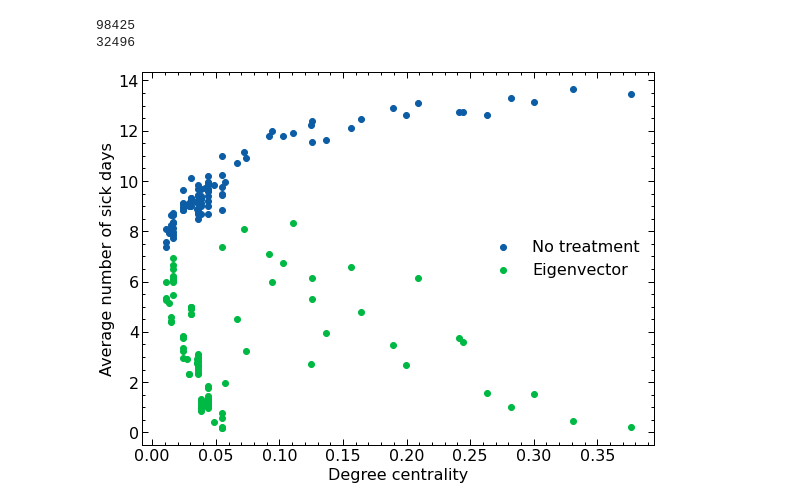
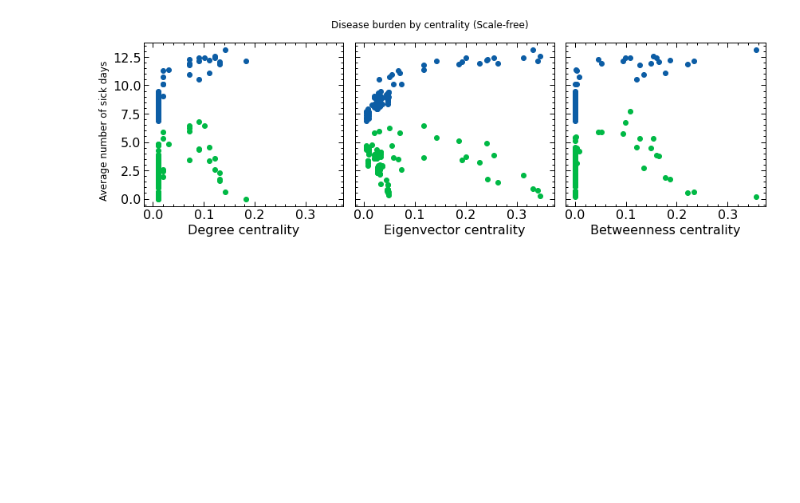
Before and after one commit to EvanLavender13/cst680-project, a Jupyter notebook: exp_scalefree.ipynb, the cells around one changed output. Saved outputs shown, nothing was run; the diff lists cells and outputs as text; code cells hidden in the pictures; blank space fills up the shorter version.

Commit message:
scalefree

```diff
--- a/exp_scalefree.ipynb
+++ b/exp_scalefree.ipynb
@@ -53,9 +52,0 @@ Params(transition_matrix=array([[0.  , 0.  , 0.  ],
-# %%
-EXP.num_steps = 2
-EXP.agent_constructor = ida.CentralityAgent
-EXP.scenario_builder()
-results = EXP.run()["metric_results"]
-states = np.array(results["states"])
-sick_days = np.array(results["sick-days"])
-
-EXP.env.render(color_map, pos=positions)
@@ -104,31 +90,32 @@ eig_metrics = run_simulations(N, EXP)
-# %%
-print(null_metrics["total_sickdays"])
-print(eig_metrics["total_sickdays"])
-# %% [output]
-98425
-32496
-# %%
-metrics = [null_metrics, eig_metrics]
-labels = ["No treatment", "Eigenvector"]
-
-G = ide.GRAPHS["scale"]
-deg_cent = nx.centrality.degree_centrality(G).values()
-eig_cent = nx.centrality.eigenvector_centrality(G).values()
-btw_cent = nx.centrality.betweenness_centrality(G).values()
-
-plt.figure()
-plt.xlabel("Degree centrality")
-plt.ylabel("Average number of sick days")
-# plt.ylim(bottom=0, top=15)
-# plt.xlim(left=0.0, right=0.5)
-for metric, label in zip(metrics, labels):
-    num_sickdays = metric["num_sickdays"] / N
-    # plt.scatter(deg_cent, num_sickdays, label="Degree centrality")
-    plt.scatter(eig_cent, num_sickdays, label=label)
-    # plt.scatter(btw_cent, num_sickdays, label="Betweenness centrality")
-plt.legend()
-plt.tight_layout()
-plt.show()
-# plt.savefig("out/chain-probinfect.png")
-# %% [output]
-[figure, removed]
+# %%
+EXP.agent_constructor = ida.CentralityAgent
+ida.CENTRALITY_FUNCION = nx.centrality.degree_centrality
+deg_metrics = run_simulations(N, EXP)
+
+ida.CENTRALITY_FUNCION = nx.centrality.eigenvector_centrality
+eig_metrics = run_simulations(N, EXP)
+
+ida.CENTRALITY_FUNCION = nx.centrality.betweenness_centrality
+btw_metrics = run_simulations(N, EXP)
+# %%
+G = ide.GRAPHS["scale"]
+deg_cent = nx.centrality.degree_centrality(G).values()
+eig_cent = nx.centrality.eigenvector_centrality(G).values()
+btw_cent = nx.centrality.betweenness_centrality(G).values()
+
+fig, axes = plt.subplots(nrows=1, ncols=3, figsize=(12, 4), sharex=True, sharey=True)
+fig.suptitle("Disease burden by centrality (Scale-free)")
+fig.supylabel("Average number of sick days")
+axes[0].set_xlabel("Degree centrality")
+axes[0].scatter(deg_cent, null_metrics["num_sickdays"] / N)
+axes[0].scatter(deg_cent, deg_metrics["num_sickdays"] / N)
+axes[1].set_xlabel("Eigenvector centrality")
+axes[1].scatter(eig_cent, null_metrics["num_sickdays"] / N)
+axes[1].scatter(eig_cent, eig_metrics["num_sickdays"] / N)
+axes[2].set_xlabel("Betweenness centrality")
+axes[2].scatter(btw_cent, null_metrics["num_sickdays"] / N)
+axes[2].scatter(btw_cent, btw_metrics["num_sickdays"] / N)
+fig.tight_layout()
+fig.savefig("out/nb-scalefree-centrality")
+# %% [output]
+[figure, added]
```
Also changed, not shown: parts of 4 cells of this notebook.
